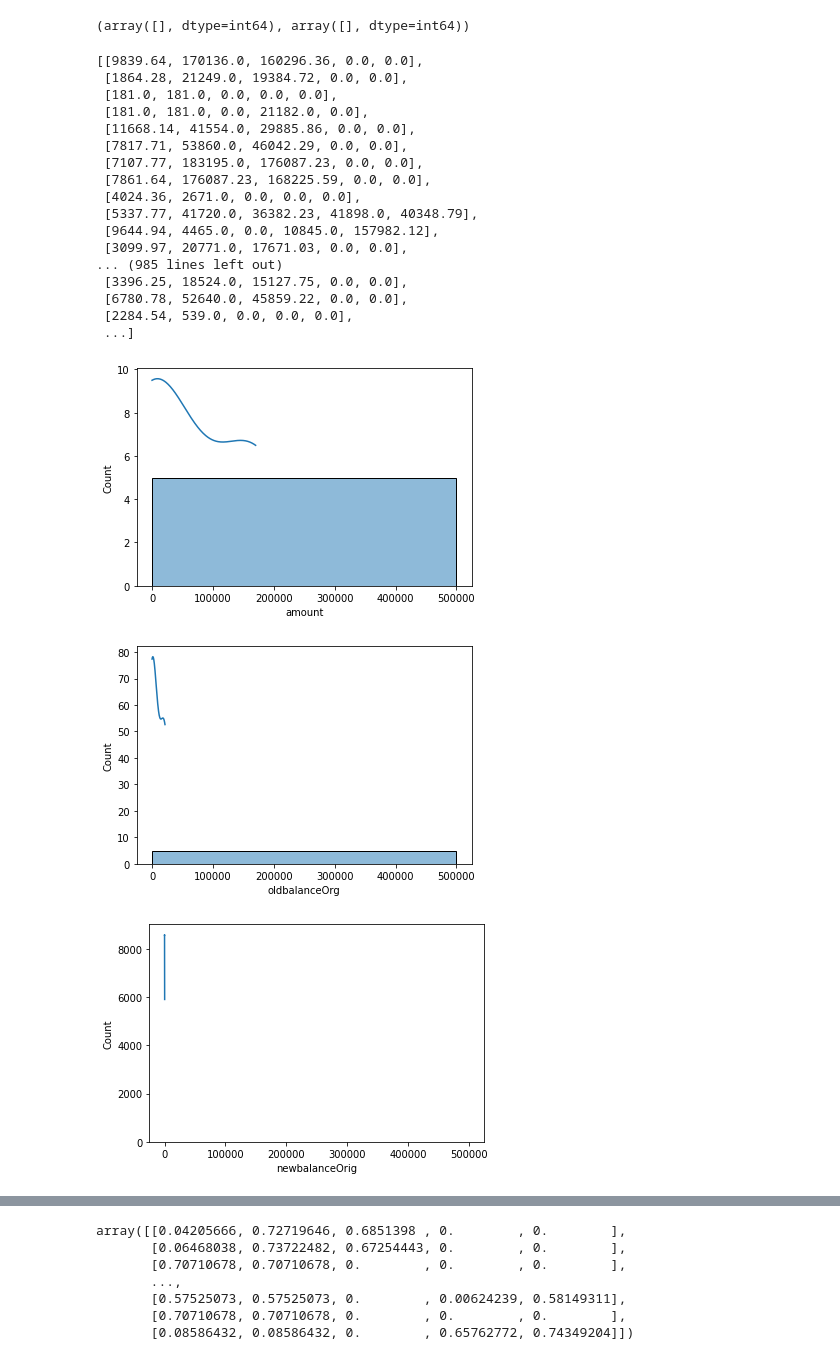
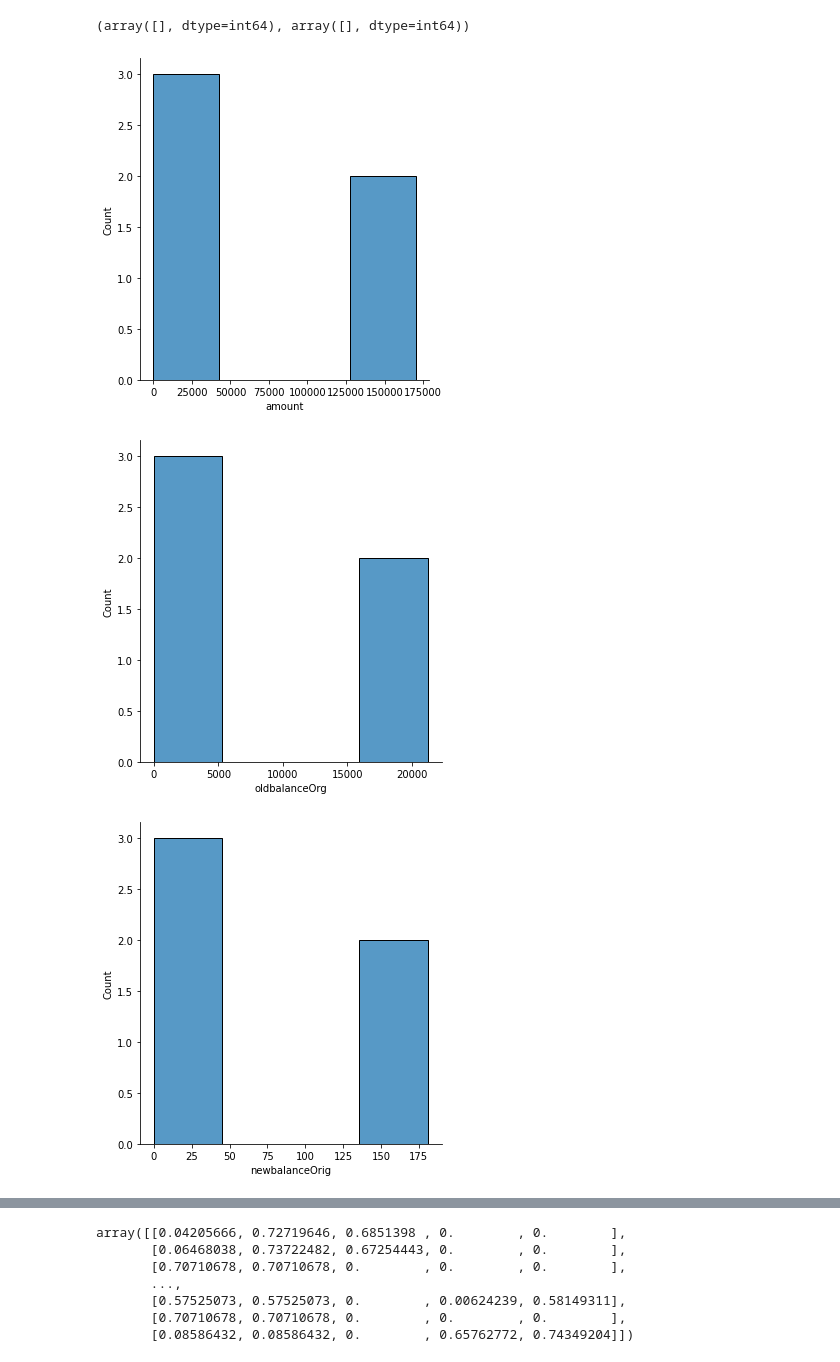
Before and after one commit to romulocrp/ml-projects, a Jupyter notebook: beg/online-payments-fraud-detection/project.ipynb, the cells around one changed output, grey strips where cells are left out. Drawn from its saved outputs; the diff is of its cells as text; code cells hidden in the pictures.

```diff
--- a/beg/online-payments-fraud-detection/project.ipynb
+++ b/beg/online-payments-fraud-detection/project.ipynb
@@ -139,6 +150,6 @@ Here is possible to see how spread the data is, the "step" feature is a measure
 The other features are truelly numerical and have a very unique shape, let's visualize them.
 # %%
 for column in ["amount", "oldbalanceOrg", "newbalanceOrig", "oldbalanceDest", "newbalanceDest"]:
-    sns.histplot(x = data[column], binwidth = 500000, kde = True);#, kind = "kde");
+    sns.displot(data[column]);
     plt.show()
 # %% [output]
@@ -157,37 +168,16 @@ num_data = np.array(data[["amount", "oldbalanceOrg", "newbalanceOrig", "oldbalan
 np.where(num_data < 0)
 # %% [output]
 (array([], dtype=int64), array([], dtype=int64))
-# %%
-num_data = num_data.tolist()
-num_data
-# %% [output]
-[[9839.64, 170136.0, 160296.36, 0.0, 0.0],
- [1864.28, 21249.0, 19384.72, 0.0, 0.0],
- [181.0, 181.0, 0.0, 0.0, 0.0],
- [181.0, 181.0, 0.0, 21182.0, 0.0],
- [11668.14, 41554.0, 29885.86, 0.0, 0.0],
- [7817.71, 53860.0, 46042.29, 0.0, 0.0],
- [7107.77, 183195.0, 176087.23, 0.0, 0.0],
- [7861.64, 176087.23, 168225.59, 0.0, 0.0],
- [4024.36, 2671.0, 0.0, 0.0, 0.0],
- [5337.77, 41720.0, 36382.23, 41898.0, 40348.79],
- [9644.94, 4465.0, 0.0, 10845.0, 157982.12],
- [3099.97, 20771.0, 17671.03, 0.0, 0.0],
-... (985 lines left out)
- [3396.25, 18524.0, 15127.75, 0.0, 0.0],
- [6780.78, 52640.0, 45859.22, 0.0, 0.0],
- [2284.54, 539.0, 0.0, 0.0, 0.0],
- ...]
 # %%
 i = 0
 columns = ["amount", "oldbalanceOrg", "newbalanceOrig", "oldbalanceDest", "newbalanceDest"]
 for column in columns:
   if i < len(columns):
-    sns.histplot(x = num_data[i], binwidth = 500000, kde = True);#, kind = "kde", bw_adjust = 0.1);
+    sns.displot(num_data[i]);
     plt.xlabel(xlabel = columns[i])
     plt.show()
     i += 1
 # %% [output]
-[figure, old version]
+[figure, new version]
-[figure, old version]
+[figure, new version]
-[figure, old version]
+[figure, new version]
```
Also changed, not shown: parts of 6 cells of this notebook.
